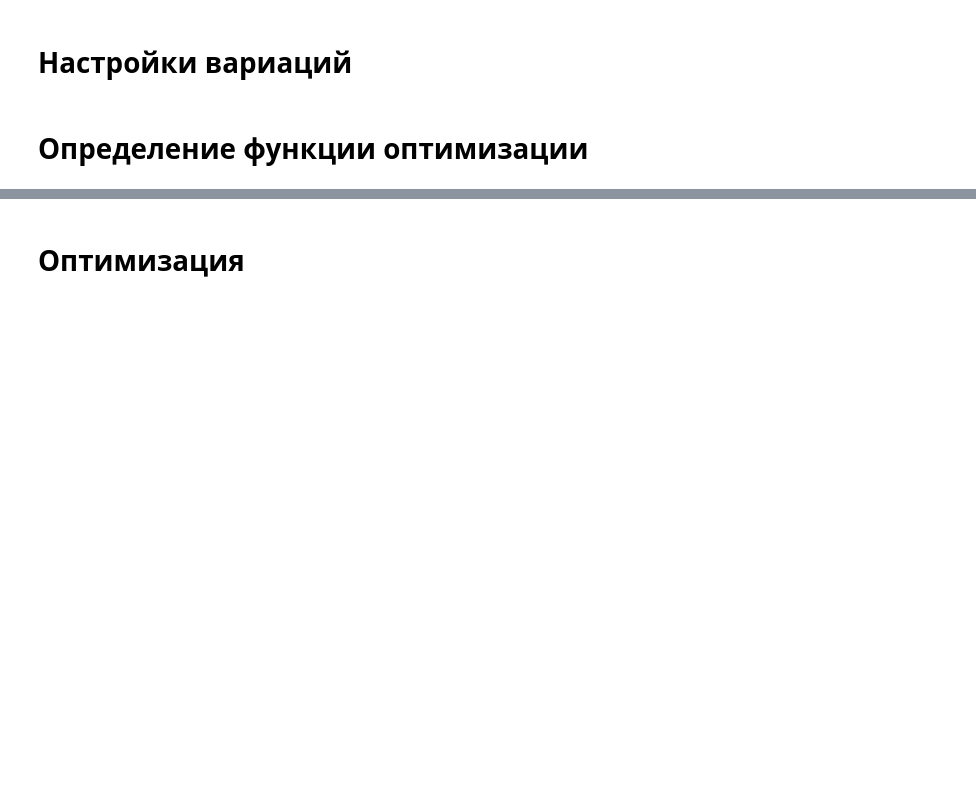
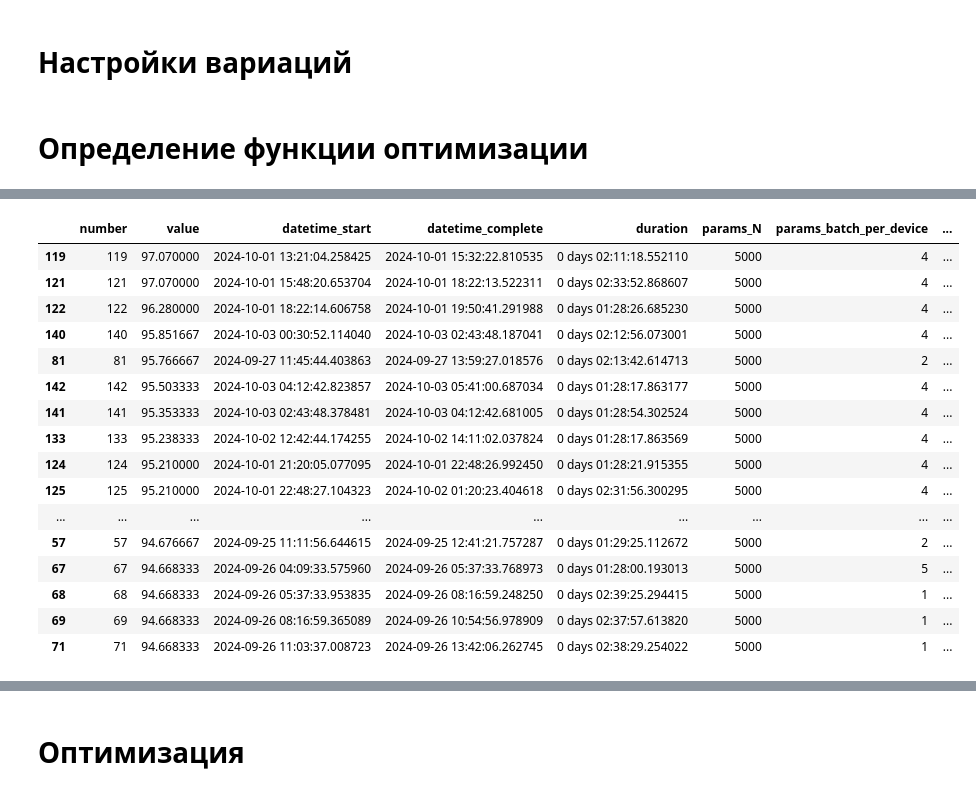
Before and after one commit to Belashov641618/OpticalEncoder, a Jupyter notebook: notebooks/Cluster/Optuna/DNL/OptimizingDNL.ipynb, the cells around one changed output, grey strips where cells are left out. Drawn from its saved outputs; the diff is of its cells as text; code cells hidden in the pictures; blank space fills up the shorter version.

```diff
--- a/notebooks/Cluster/Optuna/DNL/OptimizingDNL.ipynb
+++ b/notebooks/Cluster/Optuna/DNL/OptimizingDNL.ipynb
@@ -31,3 +33,6 @@ SelectedGPUs.ids
+# %%
+import pandas
+pandas.options.display.max_columns = None
 # %% [markdown]
 # Класс настройщик вариации
 # %%
@@ -121,7 +126,8 @@ def objective(trial:optuna.trial):
 
     epochs = var_epochs(trial)
     devices = var_devices(trial)
-    batch_size = var_batch_per_device(trial) * devices
+    batch_per_device = var_batch_per_device(trial)
+    batch_size = batch_per_device * devices
     dataset_scale = var_dataset_scale(trial)
     loss_proportion = var_loss_proportion(trial)
     ce_norm = var_ce_norm(trial)
@@ -138,7 +144,7 @@ def objective(trial:optuna.trial):
     for phase_modulator, amplitude_modulator in zip(phase_modulators, amplitude_modulators):
         elements += [phase_modulator, amplitude_modulator, propagation]
     spectral_filter = Window(centers=wavelength, sizes=300.0E-9)
-    detectors_filter = Gaussian((length/10, length/10), (0,0))
+    detectors_filter = Gaussian((length/50, length/50), (0,0))
     detectors = ClassificationDetectors(N, length, wavelength, 10, detectors_filter, spectral_filter)
     if detectors_norm == 'none':
         detectors.normalization.none()
@@ -149,25 +155,26 @@ def objective(trial:optuna.trial):
     else: raise TypeError(f"Incorrect detectors normalization {detectors_norm}")
     model = CompositeModel(IntensityToAmplitude(), *elements, AmplitudeToIntensity(), detectors)
 
-    dataset = Dataset('MNIST', batch_size, N, N, torch.float32, threads=8, preload=10)
+    dataset = Dataset('MNIST', batch_per_device, N, N, torch.float32, threads=GPUCount, preload=10)
     dataset.padding(surface_ratio=dataset_scale)
     loss_function = LossLinearCombination(Normalizable.CrossEntropy(ce_norm), Normalizable.MeanSquareError(mse_norm))
     loss_function.proportions(*loss_proportion)
 
+    torch.cuda.empty_cache()
+    SelectedGPUs.exclude(*ExcludedGPUs)
     mh, lh, cmh = cluster.epochs(epochs, 10, model, dataset, loss_function, optimizer, lr=learning_rate)
 
     accuracies = [100*numpy.sum(numpy.diagonal(confusion, 0)) / numpy.sum(confusion) for confusion in cmh]
     best_index = max(enumerate(accuracies), key=lambda x: x[1])[0]
     best_accuracy = accuracies[best_index]
 
-
-    model = pickle.dumps(mh[best_index-1]).hex()
+    # model = pickle.dumps(mh[best_index-1]).hex()
     accuracy = json.dumps(best_accuracy)
-    accuracies_history = json.dumps(best_accuracy)
+    accuracies_history = json.dumps(accuracies)
     loss_history = json.dumps(numpy.concatenate(lh).tolist())
     confusion_matrixes = json.dumps(numpy.stack(cmh).tolist())
 
-    trial.set_user_attr('model', model)
+    # trial.set_user_attr('model', model)
     trial.set_user_attr('accuracy', accuracy)
     trial.set_user_attr('accuracies_history', accuracies_history)
     trial.set_user_attr('loss_history', loss_history)
@@ -175,4 +182,4 @@ def objective(trial:optuna.trial):
 
     return best_accuracy
 
-study = optuna.create_study(study_name="Default", storage="sqlite:///D2NN.db", direction='maximize', load_if_exists=True)
+study = optuna.create_study(study_name="Default", storage="sqlite:///DNL.db", direction='maximize', load_if_exists=True)
@@ -178,0 +188,20 @@ study = optuna.create_study(study_name="Default", storage="sqlite:///D2NN.db", d
+# %%
+study.trials_dataframe().nlargest(20, 'value')
+# %% [output]
+|  | number | value | datetime_start | datetime_complete | duration | params_N | params_batch_per_device | ... |
+| 119 | 119 | 97.070000 | 2024-10-01 13:21:04.258425 | 2024-10-01 15:32:22.810535 | 0 days 02:11:18.552110 | 5000 | 4 | ... |
+| 121 | 121 | 97.070000 | 2024-10-01 15:48:20.653704 | 2024-10-01 18:22:13.522311 | 0 days 02:33:52.868607 | 5000 | 4 | ... |
+| 122 | 122 | 96.280000 | 2024-10-01 18:22:14.606758 | 2024-10-01 19:50:41.291988 | 0 days 01:28:26.685230 | 5000 | 4 | ... |
+| 140 | 140 | 95.851667 | 2024-10-03 00:30:52.114040 | 2024-10-03 02:43:48.187041 | 0 days 02:12:56.073001 | 5000 | 4 | ... |
+| 81 | 81 | 95.766667 | 2024-09-27 11:45:44.403863 | 2024-09-27 13:59:27.018576 | 0 days 02:13:42.614713 | 5000 | 2 | ... |
+| 142 | 142 | 95.503333 | 2024-10-03 04:12:42.823857 | 2024-10-03 05:41:00.687034 | 0 days 01:28:17.863177 | 5000 | 4 | ... |
+| 141 | 141 | 95.353333 | 2024-10-03 02:43:48.378481 | 2024-10-03 04:12:42.681005 | 0 days 01:28:54.302524 | 5000 | 4 | ... |
+| 133 | 133 | 95.238333 | 2024-10-02 12:42:44.174255 | 2024-10-02 14:11:02.037824 | 0 days 01:28:17.863569 | 5000 | 4 | ... |
+| 124 | 124 | 95.210000 | 2024-10-01 21:20:05.077095 | 2024-10-01 22:48:26.992450 | 0 days 01:28:21.915355 | 5000 | 4 | ... |
+| 125 | 125 | 95.210000 | 2024-10-01 22:48:27.104323 | 2024-10-02 01:20:23.404618 | 0 days 02:31:56.300295 | 5000 | 4 | ... |
+| ... | ... | ... | ... | ... | ... | ... | ... | ... |
+| 57 | 57 | 94.676667 | 2024-09-25 11:11:56.644615 | 2024-09-25 12:41:21.757287 | 0 days 01:29:25.112672 | 5000 | 2 | ... |
+| 67 | 67 | 94.668333 | 2024-09-26 04:09:33.575960 | 2024-09-26 05:37:33.768973 | 0 days 01:28:00.193013 | 5000 | 5 | ... |
+| 68 | 68 | 94.668333 | 2024-09-26 05:37:33.953835 | 2024-09-26 08:16:59.248250 | 0 days 02:39:25.294415 | 5000 | 1 | ... |
+| 69 | 69 | 94.668333 | 2024-09-26 08:16:59.365089 | 2024-09-26 10:54:56.978909 | 0 days 02:37:57.613820 | 5000 | 1 | ... |
+| 71 | 71 | 94.668333 | 2024-09-26 11:03:37.008723 | 2024-09-26 13:42:06.262745 | 0 days 02:38:29.254022 | 5000 | 1 | ... |
```
Also changed, not shown: parts of 5 cells of this notebook, 4 other files.
